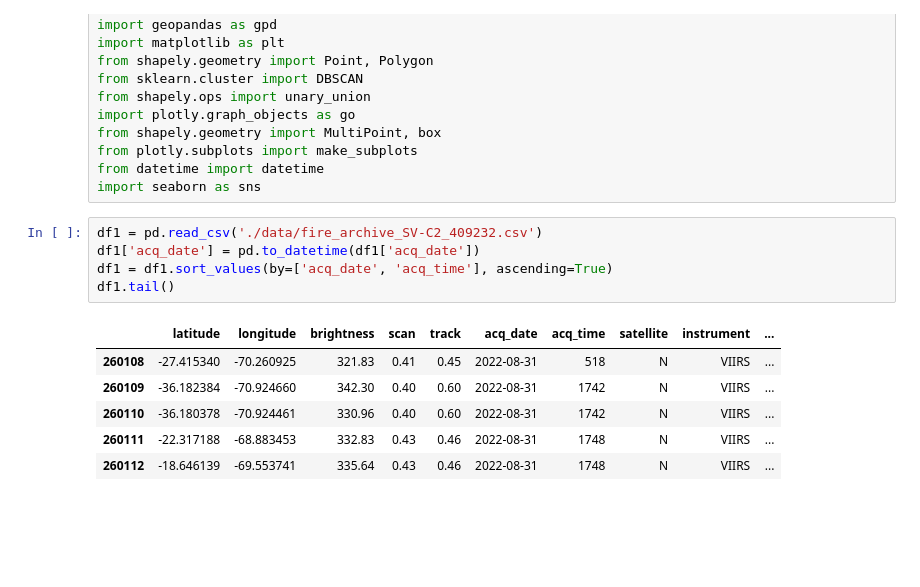
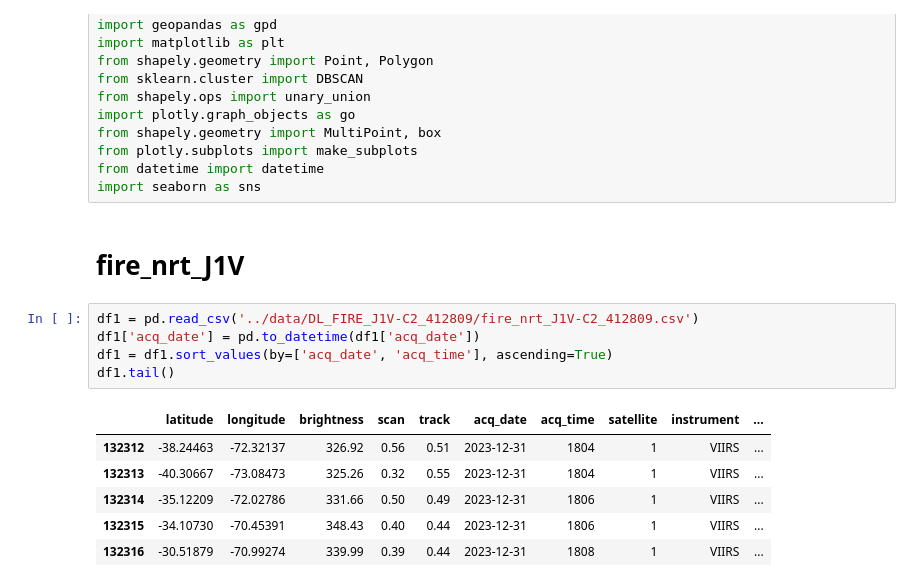
Before and after one commit to sebastiantare/chileanfires, a Jupyter notebook: notebooks/MergeFiles.ipynb, the cells around one changed output. Cells and saved outputs as stored; diff of their text form; blank space fills up the shorter version.

```diff
--- a/notebooks/MergeFiles.ipynb
+++ b/notebooks/MergeFiles.ipynb
@@ -12,15 +12,17 @@ from shapely.geometry import MultiPoint, box
 from plotly.subplots import make_subplots
 from datetime import datetime
 import seaborn as sns
+# %% [markdown]
+# fire_nrt_J1V
 # %%
-df1 = pd.read_csv('./data/fire_archive_SV-C2_409232.csv')
+df1 = pd.read_csv('../data/DL_FIRE_J1V-C2_412809/fire_nrt_J1V-C2_412809.csv')
 df1['acq_date'] = pd.to_datetime(df1['acq_date'])
 df1 = df1.sort_values(by=['acq_date', 'acq_time'], ascending=True)
 df1.tail()
 # %% [output]
 |  | latitude | longitude | brightness | scan | track | acq_date | acq_time | satellite | instrument | ... |
-| 260108 | -27.415340 | -70.260925 | 321.83 | 0.41 | 0.45 | 2022-08-31 | 518 | N | VIIRS | ... |
-| 260109 | -36.182384 | -70.924660 | 342.30 | 0.40 | 0.60 | 2022-08-31 | 1742 | N | VIIRS | ... |
-| 260110 | -36.180378 | -70.924461 | 330.96 | 0.40 | 0.60 | 2022-08-31 | 1742 | N | VIIRS | ... |
-| 260111 | -22.317188 | -68.883453 | 332.83 | 0.43 | 0.46 | 2022-08-31 | 1748 | N | VIIRS | ... |
-| 260112 | -18.646139 | -69.553741 | 335.64 | 0.43 | 0.46 | 2022-08-31 | 1748 | N | VIIRS | ... |
+| 132312 | -38.24463 | -72.32137 | 326.92 | 0.56 | 0.51 | 2023-12-31 | 1804 | 1 | VIIRS | ... |
+| 132313 | -40.30667 | -73.08473 | 325.26 | 0.32 | 0.55 | 2023-12-31 | 1804 | 1 | VIIRS | ... |
+| 132314 | -35.12209 | -72.02786 | 331.66 | 0.50 | 0.49 | 2023-12-31 | 1806 | 1 | VIIRS | ... |
+| 132315 | -34.10730 | -70.45391 | 348.43 | 0.40 | 0.44 | 2023-12-31 | 1806 | 1 | VIIRS | ... |
+| 132316 | -30.51879 | -70.99274 | 339.99 | 0.39 | 0.44 | 2023-12-31 | 1808 | 1 | VIIRS | ... |
```
Also changed, not shown: parts of 28 cells of this notebook, 33 other files.
